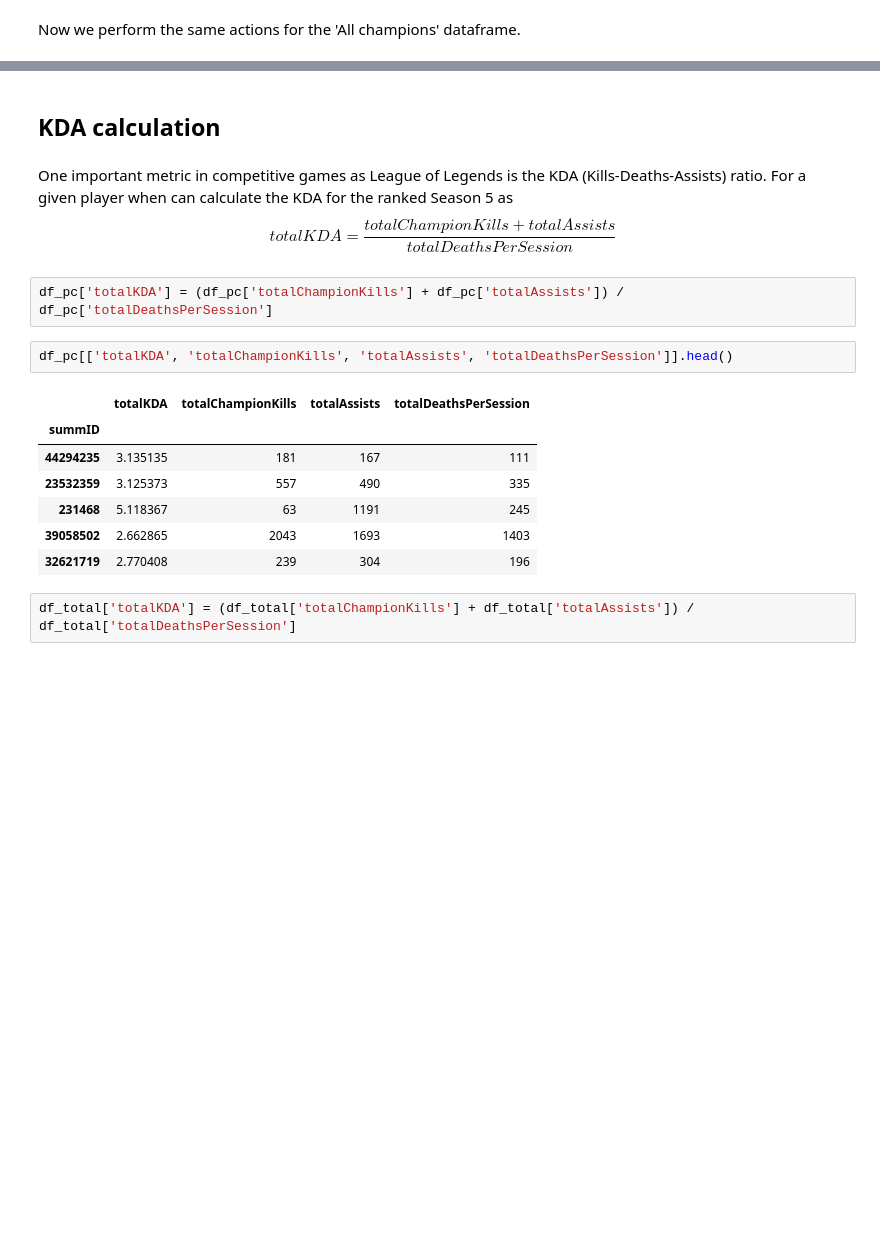
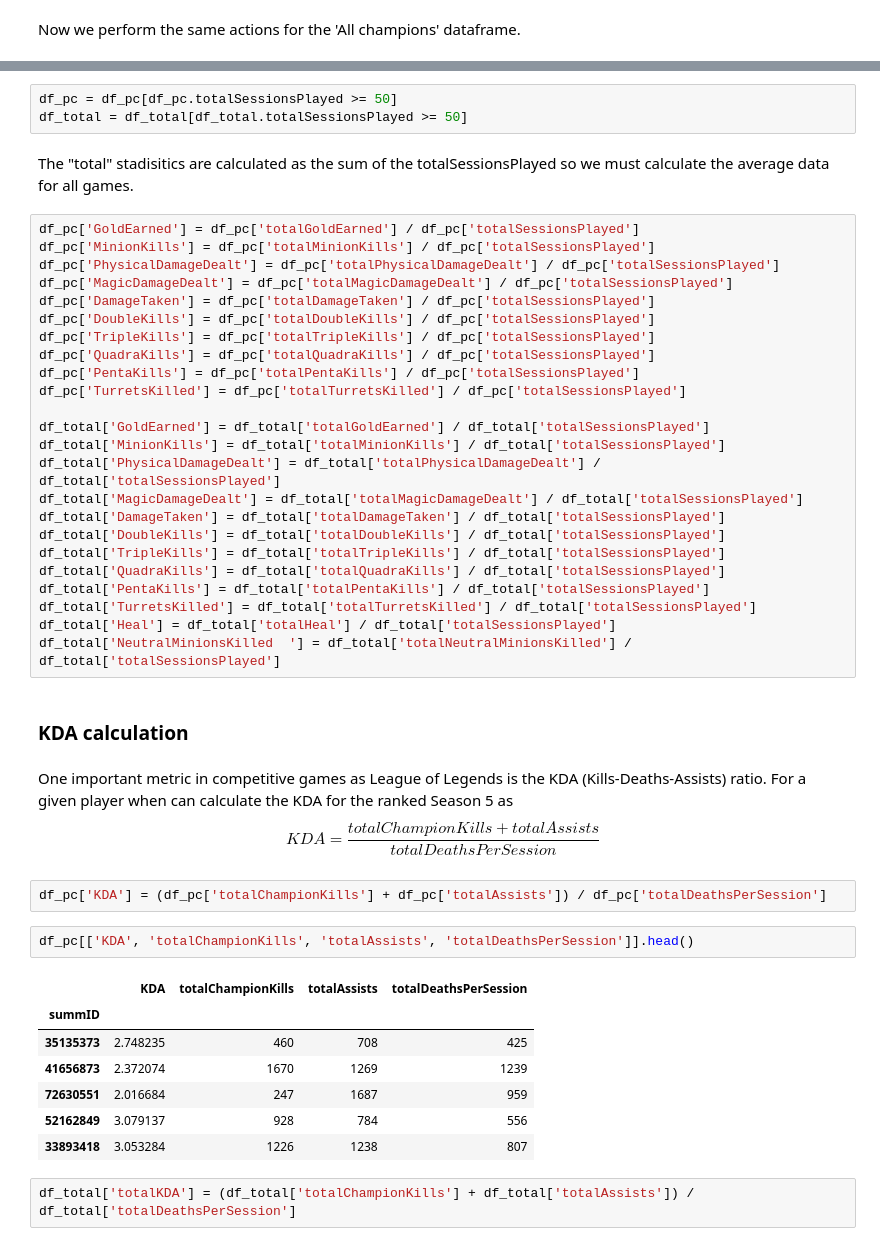
Before and after one commit to dmartr/ADA-Project, a Jupyter notebook: Data Analysis Notebook.ipynb, the cells around one changed output, grey strips where cells are left out. Drawn from its saved outputs; the diff is of its cells as text; blank space fills up the shorter version.

```diff
--- a/Data Analysis Notebook.ipynb
+++ b/Data Analysis Notebook.ipynb
@@ -145,22 +149,51 @@ dtype: object
+# %%
+df_pc = df_pc[df_pc.totalSessionsPlayed >= 50]
+df_total = df_total[df_total.totalSessionsPlayed >= 50]
+# %% [markdown]
+The "total" stadisitics are calculated as the sum of the totalSessionsPlayed so we must calculate the average data for all games.
+# %%
+df_pc['GoldEarned'] = df_pc['totalGoldEarned'] / df_pc['totalSessionsPlayed']
+df_pc['MinionKills'] = df_pc['totalMinionKills'] / df_pc['totalSessionsPlayed']
+df_pc['PhysicalDamageDealt'] = df_pc['totalPhysicalDamageDealt'] / df_pc['totalSessionsPlayed']
+df_pc['MagicDamageDealt'] = df_pc['totalMagicDamageDealt'] / df_pc['totalSessionsPlayed']
+df_pc['DamageTaken'] = df_pc['totalDamageTaken'] / df_pc['totalSessionsPlayed']
+df_pc['DoubleKills'] = df_pc['totalDoubleKills'] / df_pc['totalSessionsPlayed']
+df_pc['TripleKills'] = df_pc['totalTripleKills'] / df_pc['totalSessionsPlayed']
+df_pc['QuadraKills'] = df_pc['totalQuadraKills'] / df_pc['totalSessionsPlayed']
+df_pc['PentaKills'] = df_pc['totalPentaKills'] / df_pc['totalSessionsPlayed']
+df_pc['TurretsKilled'] = df_pc['totalTurretsKilled'] / df_pc['totalSessionsPlayed']
+
+df_total['GoldEarned'] = df_total['totalGoldEarned'] / df_total['totalSessionsPlayed']
+df_total['MinionKills'] = df_total['totalMinionKills'] / df_total['totalSessionsPlayed']
+df_total['PhysicalDamageDealt'] = df_total['totalPhysicalDamageDealt'] / df_total['totalSessionsPlayed']
+df_total['MagicDamageDealt'] = df_total['totalMagicDamageDealt'] / df_total['totalSessionsPlayed']
+df_total['DamageTaken'] = df_total['totalDamageTaken'] / df_total['totalSessionsPlayed']
+df_total['DoubleKills'] = df_total['totalDoubleKills'] / df_total['totalSessionsPlayed']
+df_total['TripleKills'] = df_total['totalTripleKills'] / df_total['totalSessionsPlayed']
+df_total['QuadraKills'] = df_total['totalQuadraKills'] / df_total['totalSessionsPlayed']
+df_total['PentaKills'] = df_total['totalPentaKills'] / df_total['totalSessionsPlayed']
+df_total['TurretsKilled'] = df_total['totalTurretsKilled'] / df_total['totalSessionsPlayed']
+df_total['Heal'] = df_total['totalHeal'] / df_total['totalSessionsPlayed']
+df_total['NeutralMinionsKilled	'] = df_total['totalNeutralMinionsKilled'] / df_total['totalSessionsPlayed']
 # %% [markdown]
-## KDA calculation
+### KDA calculation
 # %% [markdown]
 One important metric in competitive games as League of Legends is the KDA (Kills-Deaths-Assists) ratio. For a given player when can calculate the KDA for the ranked Season 5 as
 \begin{equation}
-totalKDA = \frac{totalChampionKills + totalAssists}{totalDeathsPerSession}
+KDA = \frac{totalChampionKills + totalAssists}{totalDeathsPerSession}
 \end{equation}
 # %%
-df_pc['totalKDA'] = (df_pc['totalChampionKills'] + df_pc['totalAssists']) / df_pc['totalDeathsPerSession']
+df_pc['KDA'] = (df_pc['totalChampionKills'] + df_pc['totalAssists']) / df_pc['totalDeathsPerSession']
 # %%
-df_pc[['totalKDA', 'totalChampionKills', 'totalAssists', 'totalDeathsPerSession']].head()
+df_pc[['KDA', 'totalChampionKills', 'totalAssists', 'totalDeathsPerSession']].head()
 # %% [output]
-|  | totalKDA | totalChampionKills | totalAssists | totalDeathsPerSession |
+|  | KDA | totalChampionKills | totalAssists | totalDeathsPerSession |
 | summID |  |  |  |  |
-| 44294235 | 3.135135 | 181 | 167 | 111 |
-| 23532359 | 3.125373 | 557 | 490 | 335 |
-| 231468 | 5.118367 | 63 | 1191 | 245 |
-| 39058502 | 2.662865 | 2043 | 1693 | 1403 |
-| 32621719 | 2.770408 | 239 | 304 | 196 |
+| 35135373 | 2.748235 | 460 | 708 | 425 |
+| 41656873 | 2.372074 | 1670 | 1269 | 1239 |
+| 72630551 | 2.016684 | 247 | 1687 | 959 |
+| 52162849 | 3.079137 | 928 | 784 | 556 |
+| 33893418 | 3.053284 | 1226 | 1238 | 807 |
 # %%
 df_total['totalKDA'] = (df_total['totalChampionKills'] + df_total['totalAssists']) / df_total['totalDeathsPerSession']
 # %%
```
Also changed, not shown: parts of 33 cells of this notebook.
